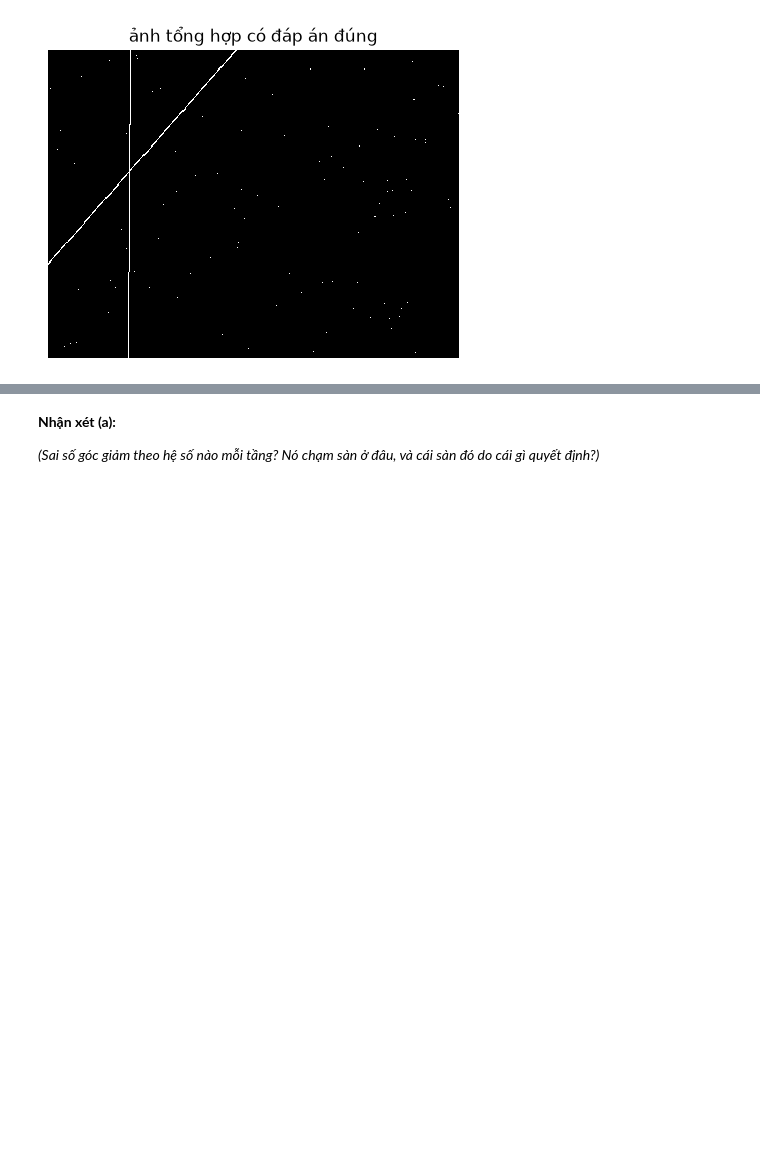
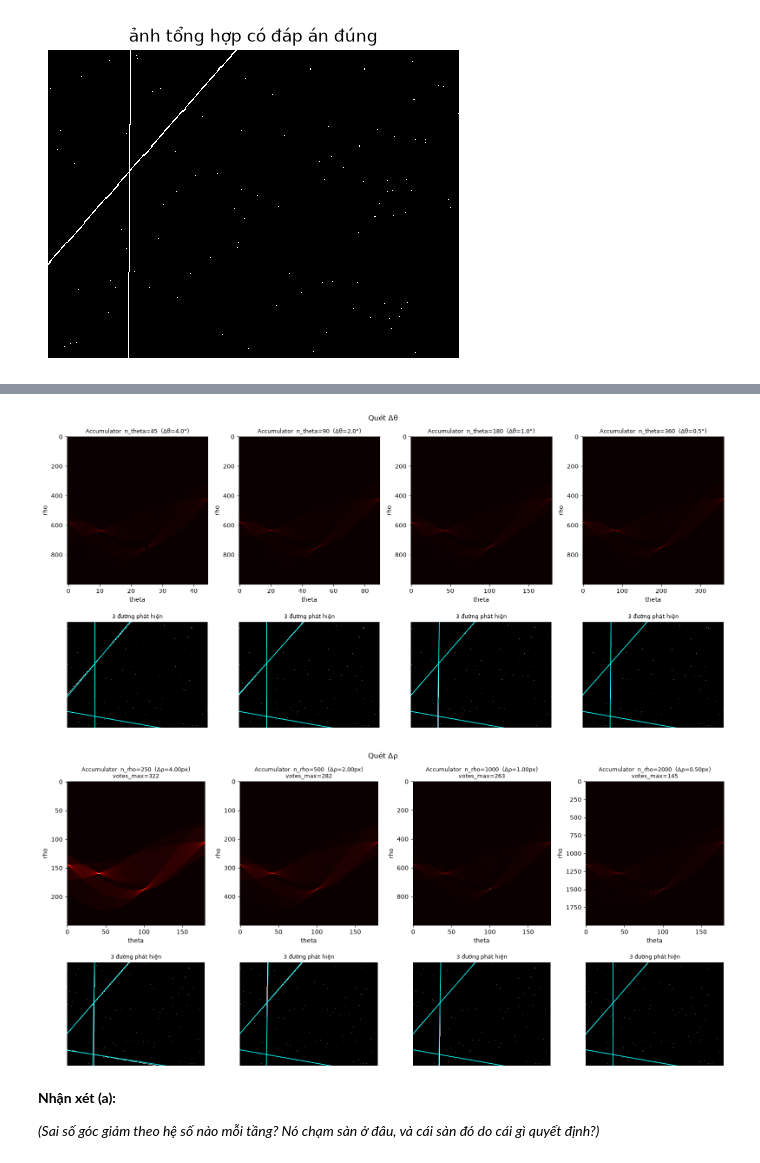
Before and after one commit to lequangmy5522/XuLyAnhVaThiGiacMayTinh, a Jupyter notebook: baitap.ipynb, the cells around one changed output, grey strips where cells are left out. Saved outputs shown, nothing was run; the diff lists cells and outputs as text; code cells hidden in the pictures; blank space fills up the shorter version.

Commit message:
feat(hough): hough_accumulate, find_peaks, convolve2d + quét Δθ/Δρ

```diff
--- a/baitap.ipynb
+++ b/baitap.ipynb
@@ -920,5 +943,68 @@ Sau đó quét số tầng $n$ và hệ số tinh chỉnh $r$, vẽ **sai số g
 # %%
 # TODO (a): quét độ phân giải, hiển thị mảng tích lũy + đường phát hiện
+def _ve_duong(ax, rho, theta, H, W, color="cyan"):
+    """Vẽ 1 đường (rho, theta[rad]) chồng lên ảnh ở ax."""
+    ct, st = np.cos(theta), np.sin(theta)
+    x0, y0 = rho * ct, rho * st
+    dx, dy = -st, ct
+    L = 2 * np.hypot(H, W)
+    ax.plot([x0 - L*dx, x0 + L*dx], [y0 - L*dy, y0 + L*dy], color=color, lw=1.2)
+
+# Ảnh tổng hợp có đáp án đúng
+H, W = 300, 400
+GT = [
+    {"rho": 137.0, "theta_deg": 41.3},
+    {"rho":  80.0, "theta_deg":  0.4},    # gần thẳng đứng
+    {"rho": 250.0, "theta_deg": 100.0},
+]
+img_syn, _ = synthetic_lines((H, W), GT, noise_frac=0.12, seed=1)
+diag = np.hypot(H, W)
+theta_range = (0.0, np.pi)
+rho_range   = (-diag, diag)
+
+# ---------- Quét Δθ (đổi n_theta; Δθ = 180°/n_theta) ----------
+N_THETA = [45, 90, 180, 360]              # Δθ = 4.0, 2.0, 1.0, 0.5 độ
+n_rho_fixed = 2 * int(diag)
+
+fig, axes = plt.subplots(2, len(N_THETA), figsize=(4*len(N_THETA), 8))
+for c, nt in enumerate(N_THETA):
+    A, thetas, rhos = hough_accumulate(img_syn, theta_range, rho_range, nt, n_rho_fixed)
+    peaks = find_peaks(A, n_peaks=3, nms_radius=3)
+
+    axes[0, c].imshow(A, cmap="hot", aspect="auto")
+    axes[0, c].set_title(f"Accumulator  n_theta={nt}  (Δθ={180/nt:.1f}°)", fontsize=9)
+    axes[0, c].set_xlabel("theta"); axes[0, c].set_ylabel("rho")
+
+    axes[1, c].imshow(img_syn, cmap="gray")
+    for ir, it, v in peaks:
+        _ve_duong(axes[1, c], rhos[ir], thetas[it], H, W)
+    axes[1, c].set_title(f"{len(peaks)} đường phát hiện", fontsize=9)
+    axes[1, c].set_xlim(0, W); axes[1, c].set_ylim(H, 0); axes[1, c].axis("off")
+fig.suptitle("Quét Δθ", fontsize=12); fig.tight_layout(); plt.show()
+
+# ---------- Quét Δρ (đổi n_rho; Δρ = 2·diag/n_rho) ----------
+N_RHO = [int(diag//2), int(diag), 2*int(diag), 4*int(diag)]
+n_theta_fixed = 180
+
+fig, axes = plt.subplots(2, len(N_RHO), figsize=(4*len(N_RHO), 8))
+for c, nr in enumerate(N_RHO):
+    A, thetas, rhos = hough_accumulate(img_syn, theta_range, rho_range, n_theta_fixed, nr)
+    peaks = find_peaks(A, n_peaks=3, nms_radius=3)
+
+    axes[0, c].imshow(A, cmap="hot", aspect="auto")
+    axes[0, c].set_title(f"Accumulator  n_rho={nr}  (Δρ={2*diag/nr:.2f}px)"
+                         f"\nvotes_max={peaks[0][2]}", fontsize=9)
+    axes[0, c].set_xlabel("theta"); axes[0, c].set_ylabel("rho")
+
+    axes[1, c].imshow(img_syn, cmap="gray")
+    for ir, it, v in peaks:
+        _ve_duong(axes[1, c], rhos[ir], thetas[it], H, W)
+    axes[1, c].set_title(f"{len(peaks)} đường phát hiện", fontsize=9)
+    axes[1, c].set_xlim(0, W); axes[1, c].set_ylim(H, 0); axes[1, c].axis("off")
+fig.suptitle("Quét Δρ", fontsize=12); fig.tight_layout(); plt.show()
+# %% [output]
+[figure, added]
+[figure, added]
 # %%
 # TODO (a): sai số góc theo số tầng n
 # %% [markdown]
```
Also changed, not shown: parts of 2 cells of this notebook.
